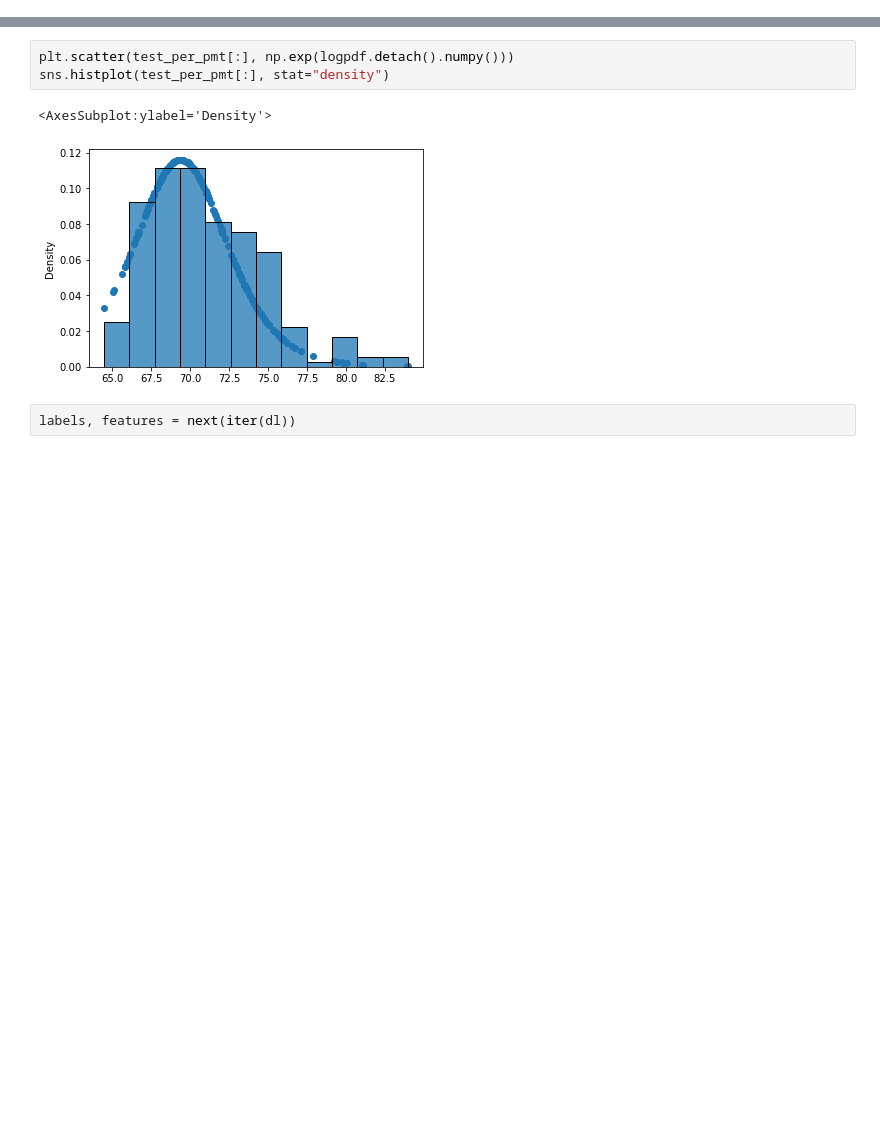
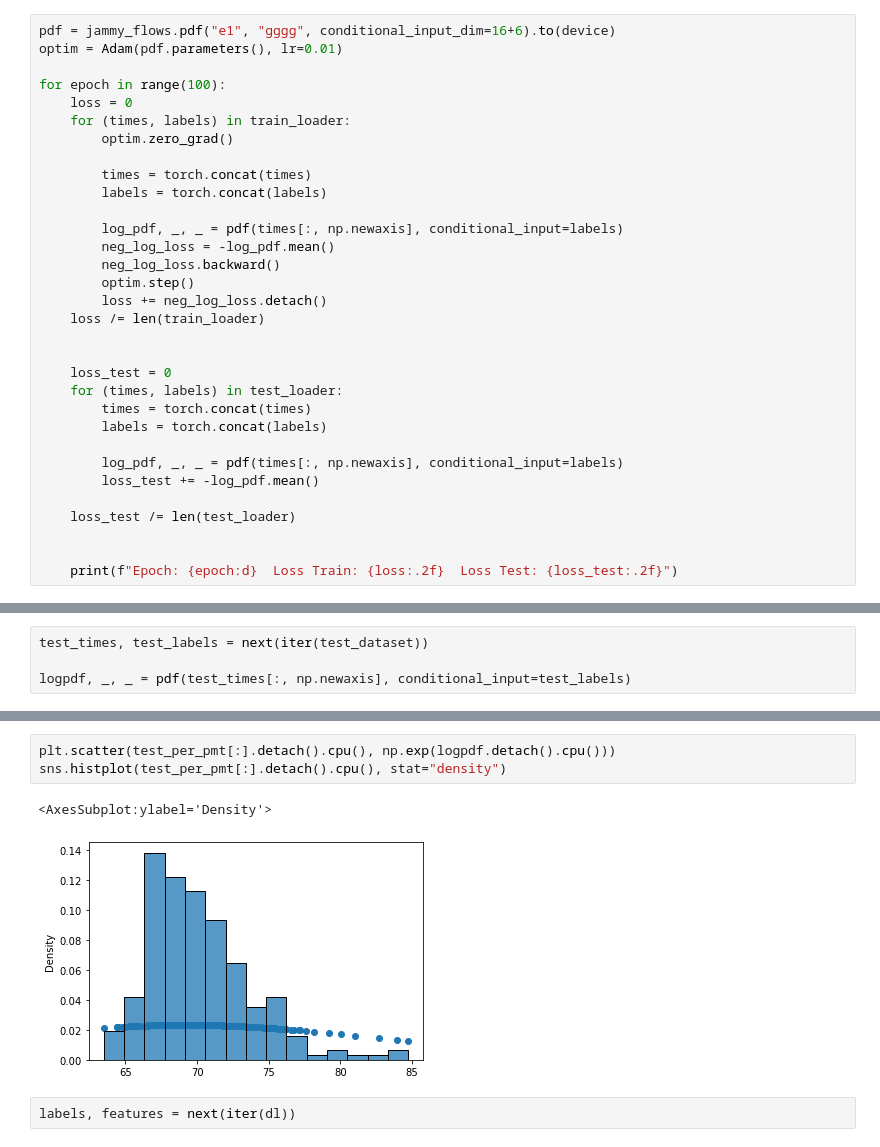
Before and after one commit to chrhck/NeutrinoTelescopes, a Jupyter notebook: notebooks/fit_normalizing_flow.ipynb, the cells around one changed output, grey strips where cells are left out. Cells and saved outputs as stored; diff of their text form; blank space fills up the shorter version.

```diff
--- a/notebooks/fit_normalizing_flow.ipynb
+++ b/notebooks/fit_normalizing_flow.ipynb
@@ -141,0 +97,32 @@ logpdf.detach().numpy
+# %%
+pdf = jammy_flows.pdf("e1", "gggg", conditional_input_dim=16+6).to(device)
+optim = Adam(pdf.parameters(), lr=0.01)
+
+for epoch in range(100):
+    loss = 0
+    for (times, labels) in train_loader:
+        optim.zero_grad()
+
+        times = torch.concat(times)
+        labels = torch.concat(labels)
+
+        log_pdf, _, _ = pdf(times[:, np.newaxis], conditional_input=labels)
+        neg_log_loss = -log_pdf.mean()
+        neg_log_loss.backward()
+        optim.step()
+        loss += neg_log_loss.detach()
+    loss /= len(train_loader)
+
+
+    loss_test = 0
+    for (times, labels) in test_loader:
+        times = torch.concat(times)
+        labels = torch.concat(labels)
+
+        log_pdf, _, _ = pdf(times[:, np.newaxis], conditional_input=labels)
+        loss_test += -log_pdf.mean()
+
+    loss_test /= len(test_loader)
+
+
+    print(f"Epoch: {epoch:d}  Loss Train: {loss:.2f}  Loss Test: {loss_test:.2f}")
@@ -141,0 +147,4 @@ logpdf.detach().numpy
+# %%
+test_times, test_labels = next(iter(test_dataset))
+
+logpdf, _, _ = pdf(test_times[:, np.newaxis], conditional_input=test_labels)
@@ -142,9 +159,9 @@ logpdf.detach().numpy
 # %%
-plt.scatter(test_per_pmt[:], np.exp(logpdf.detach().numpy()))
-sns.histplot(test_per_pmt[:], stat="density")
+plt.scatter(test_per_pmt[:].detach().cpu(), np.exp(logpdf.detach().cpu()))
+sns.histplot(test_per_pmt[:].detach().cpu(), stat="density")
 # %% [output]
 <AxesSubplot:ylabel='Density'>
-[figure, old version]
+[figure, new version]
 # %%
 labels, features = next(iter(dl))
 # %% [output]
```
Also changed, not shown: parts of 14 cells of this notebook.
